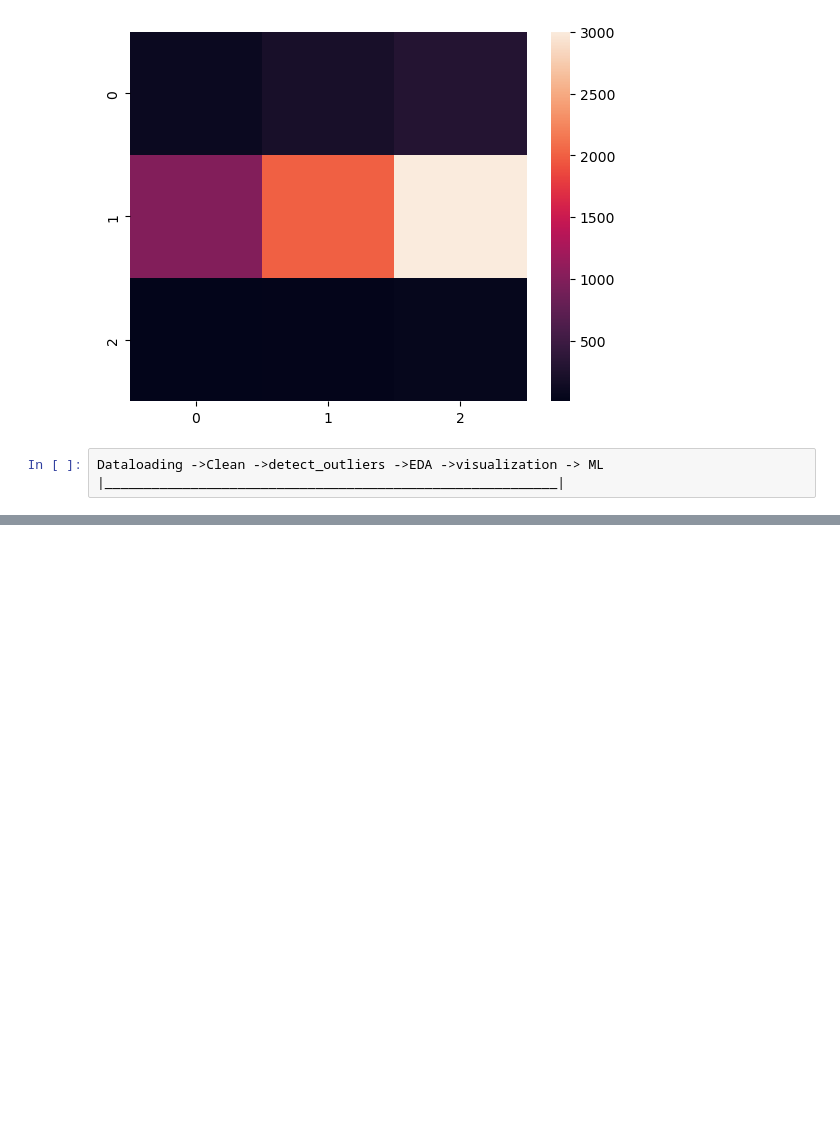
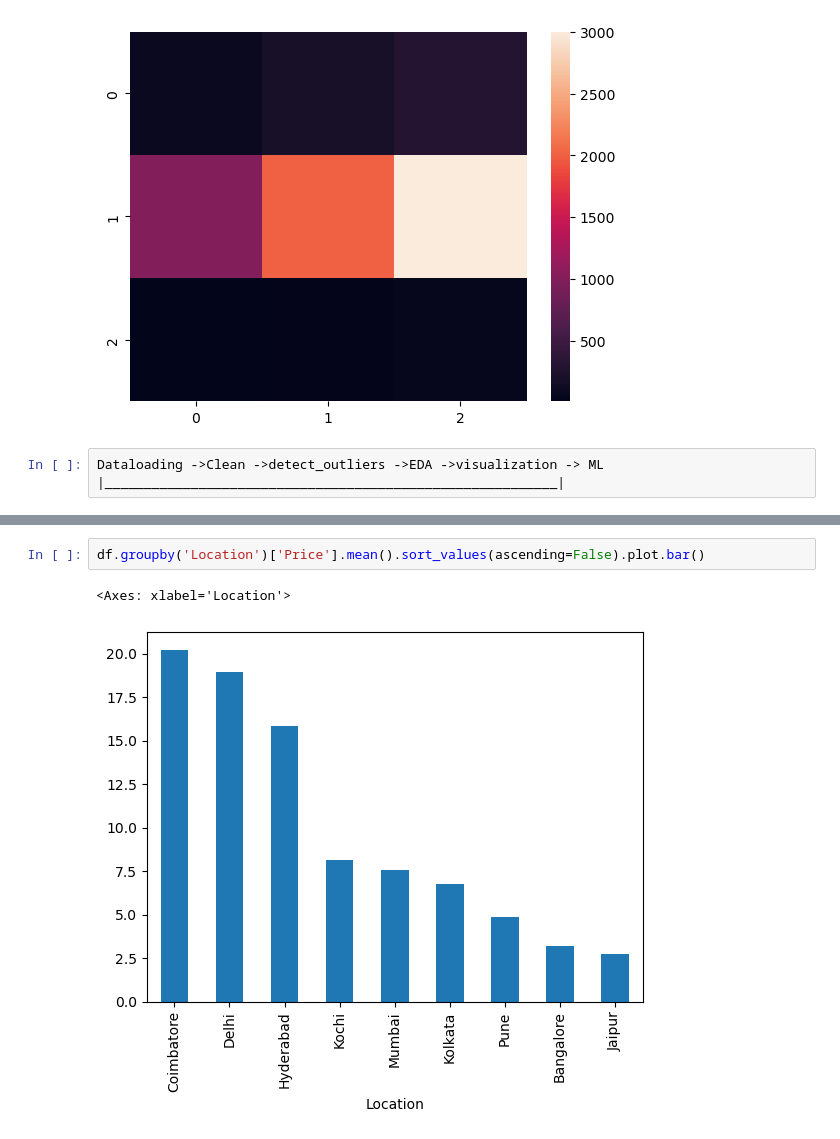
Before and after one commit to pakarthikstudent/DataEngineering__MLOps, a Jupyter notebook: DAY2/DE-2.ipynb, the cells around one changed output, grey strips where cells are left out. Drawn from its saved outputs; the diff is of its cells as text; blank space fills up the shorter version.

```diff
--- a/DAY2/DE-2.ipynb
+++ b/DAY2/DE-2.ipynb
@@ -955,0 +1218,5 @@ Dataloading ->Clean ->detect_outliers ->EDA ->visualization -> ML
+# %%
+df.groupby('Location')['Price'].mean().sort_values(ascending=False).plot.bar()
+# %% [output]
+<Axes: xlabel='Location'>
+[figure, added]
```
Also changed, not shown: parts of 26 cells of this notebook.
